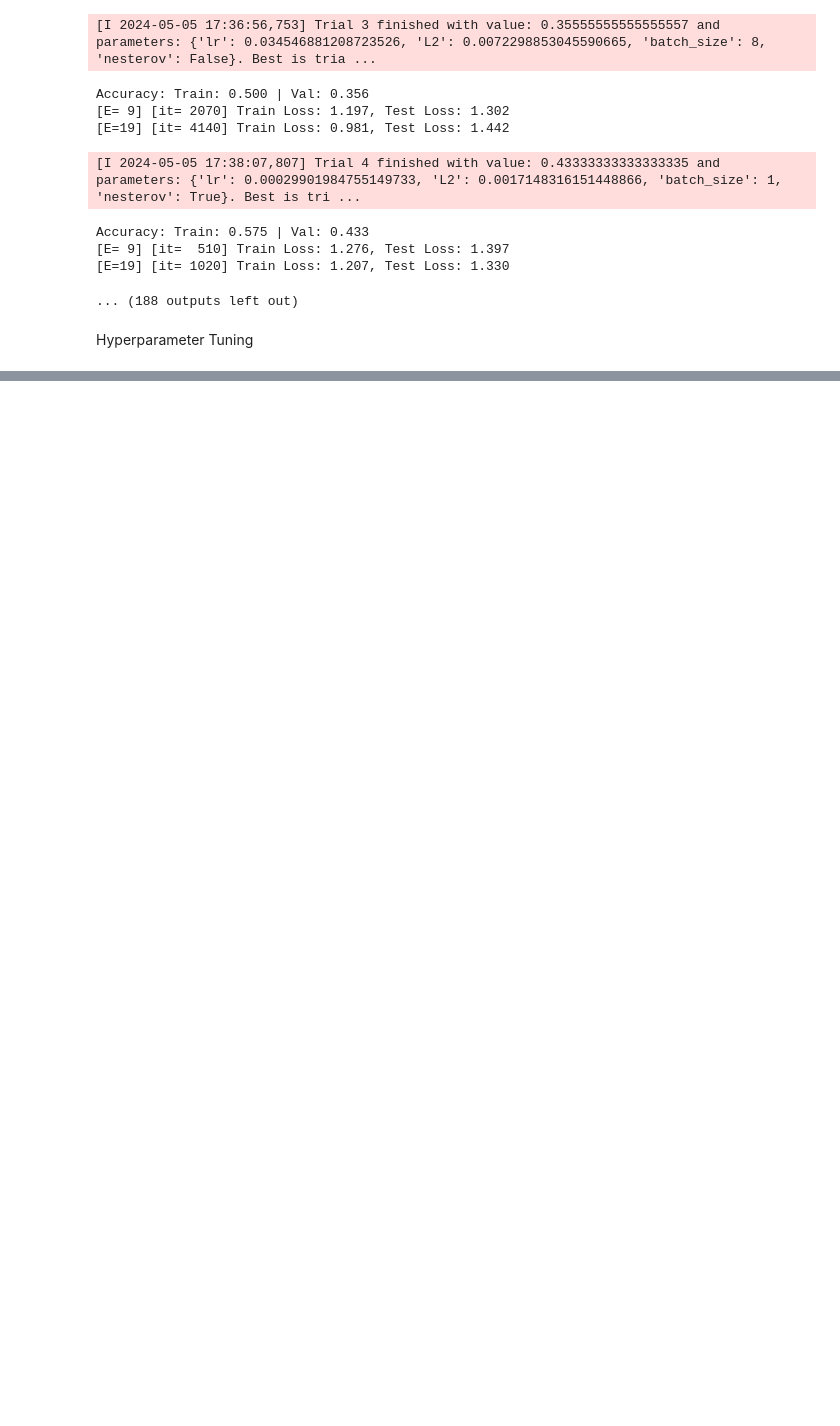
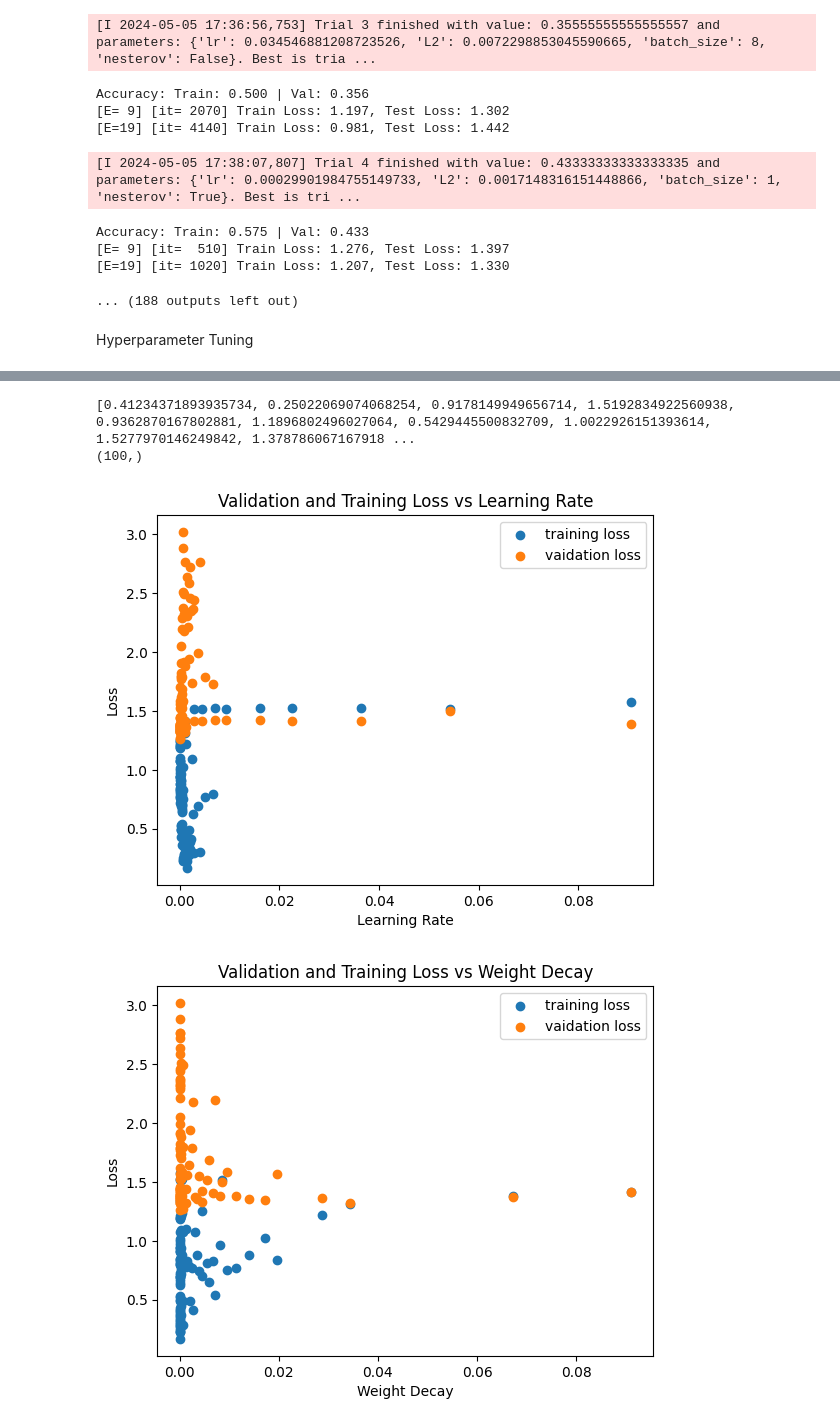
Before and after one commit to IDoNotExist3/cosc525_beryl, a Jupyter notebook: multi_emotions.ipynb, the cells around one changed output, grey strips where cells are left out. Saved outputs shown, nothing was run; the diff lists cells and outputs as text; code cells hidden in the pictures; blank space fills up the shorter version.

```diff
--- a/multi_emotions.ipynb
+++ b/multi_emotions.ipynb
@@ -1057,0 +1084,71 @@ Accuracy: Train: 0.782 | Val: 0.457
+# %%
+# from seaborn import swarmplot, stripplot
+# for i in range(len(train_losses)):
+#     stripplot(data=train_losses[i])
+# plt.show()
+plt.figure()
+print(train_losses)
+print((np.array(train_losses)).shape)
+# print(len(lrs))
+# for i in range(len(train_losses)):
+#     # print(range(len(train_losses[i])))
+#     print(train_losses[i])
+#     print((np.array(train_losses[i])).shape)
+#     plt.plot(train_losses[i],train_losses[i])
+    # plt.plot(range(len(train_losses[i])),train_losses[i])
+    # plt.plot(range(len(train_losses[i])),train_losses[i])
+# plt.scatter(train_losses, range(len(train_losses[0])), '-b')
+# plt.plot(vali_losses, '-r')
+plt.scatter(lrs, train_losses, label="training loss")
+plt.scatter(lrs, vali_losses, label="vaidation loss")
+plt.ioff()
+plt.ylabel('Loss')
+plt.xlabel("Learning Rate")
+plt.title("Validation and Training Loss vs Learning Rate")
+plt.legend()
+plt.show()
+
+#####weight decay
+plt.scatter(weight_decays, train_losses, label="training loss")
+plt.scatter(weight_decays, vali_losses, label="vaidation loss")
+plt.ioff()
+plt.ylabel('Loss')
+plt.xlabel("Weight Decay")
+plt.title("Validation and Training Loss vs Weight Decay")
+plt.legend()
+plt.show()
+
+#####batch_sizes
+plt.scatter(batch_sizes, train_losses, label="training loss")
+plt.scatter(batch_sizes, vali_losses, label="vaidation loss")
+plt.ioff()
+plt.ylabel('Loss')
+plt.xlabel("Batch Size")
+plt.title("Validation and Training Loss vs Batch Size")
+plt.legend()
+plt.show()
+
+#####adam_beta_ones
+plt.scatter(adam_beta_ones, train_losses, label="training loss")
+plt.scatter(adam_beta_ones, vali_losses, label="vaidation loss")
+plt.ioff()
+plt.ylabel('Loss')
+plt.xlabel("Adam Beta 1")
+plt.title("Validation and Training Loss vs Adam Beta 1")
+plt.legend()
+plt.show()
+
+#####adam_beta_twos
+plt.scatter(adam_beta_twos, train_losses, label="training loss")
+plt.scatter(adam_beta_twos, vali_losses, label="vaidation loss")
+plt.ioff()
+plt.ylabel('Loss')
+plt.xlabel("Adam Beta 2")
+plt.title("Validation and Training Loss vs Adam Beta 2")
+plt.legend()
+plt.show()
+# %% [output]
+[0.41234371893935734, 0.25022069074068254, 0.9178149949656714, 1.5192834922560938, 0.9362870167802881, 1.1896802496027064, 0.5429445500832709, 1.0022926151393614, 1.5277970146249842, 1.378786067167918 ...
+(100,)
+[figure, added]
+[figure, added]
```
Also changed, not shown: parts of 9 cells of this notebook, 2 other files.
